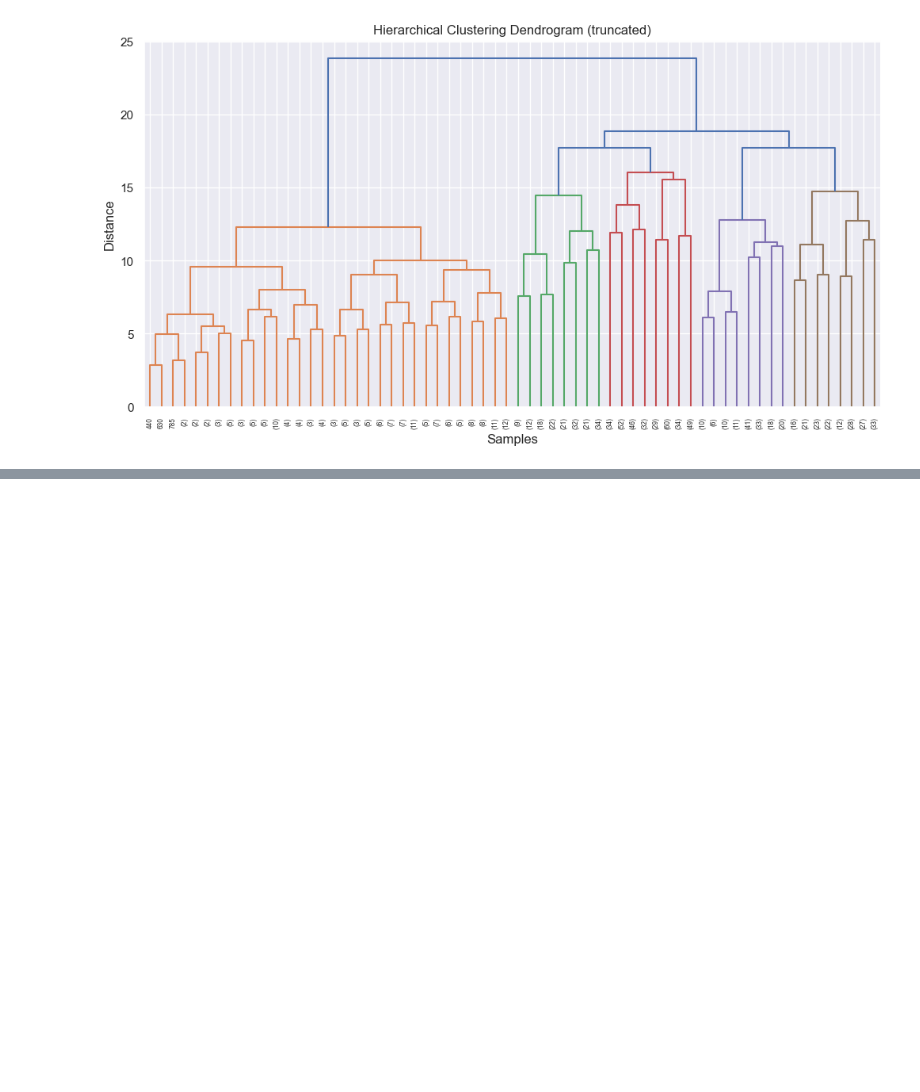
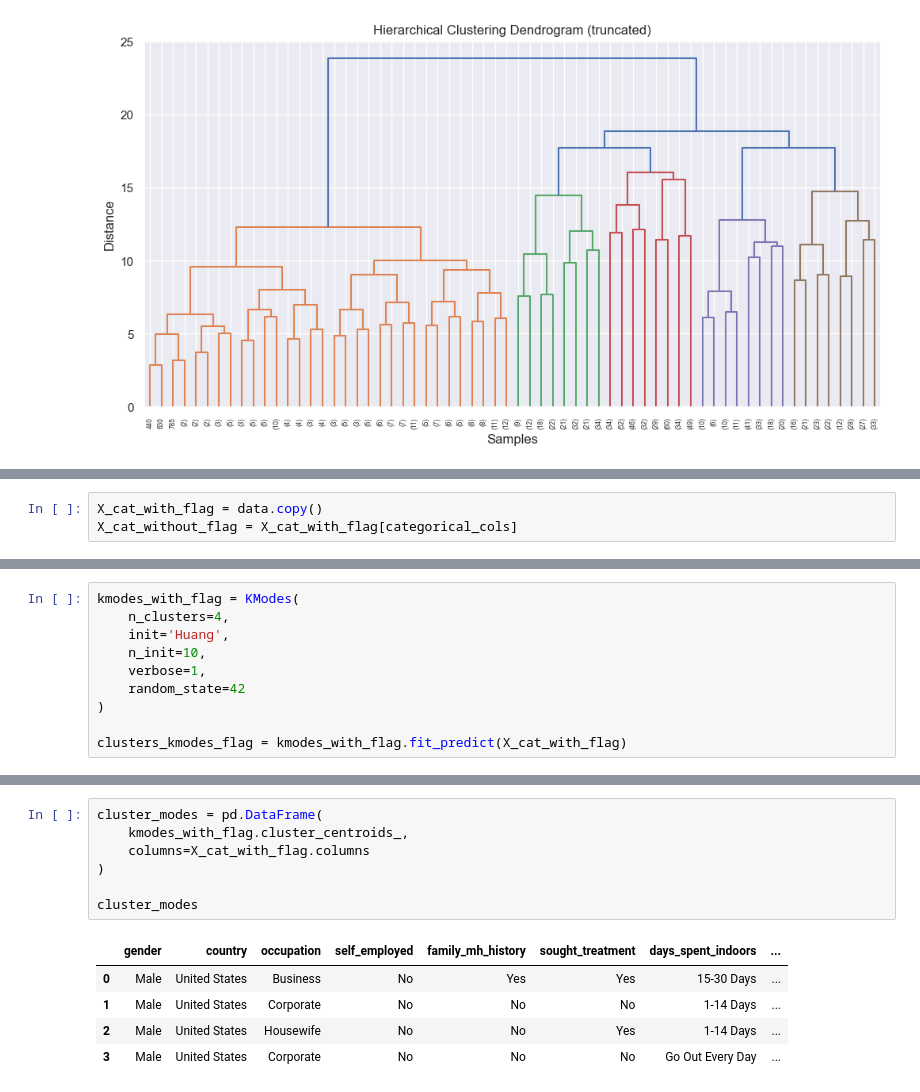
Before and after one commit to OmarAymanZaid/MentalHealth_RiskAssessment, a Jupyter notebook: notebooks/4_DataModeling.ipynb, the cells around one changed output, grey strips where cells are left out. Saved outputs shown, nothing was run; the diff lists cells and outputs as text; blank space fills up the shorter version.

Commit message:
DataModeling: Add K-Modes Clustering section with implementation (With missingness flag)

```diff
--- a/notebooks/4_DataModeling.ipynb
+++ b/notebooks/4_DataModeling.ipynb
@@ -213,0 +217,3 @@ plt.show()
+# %%
+X_cat_with_flag = data.copy()
+X_cat_without_flag = X_cat_with_flag[categorical_cols]
@@ -213,0 +238,10 @@ plt.show()
+# %%
+kmodes_with_flag = KModes(
+    n_clusters=4,
+    init='Huang',
+    n_init=10,
+    verbose=1,
+    random_state=42
+)
+
+clusters_kmodes_flag = kmodes_with_flag.fit_predict(X_cat_with_flag)
@@ -213,0 +278,13 @@ plt.show()
+# %%
+cluster_modes = pd.DataFrame(
+    kmodes_with_flag.cluster_centroids_,
+    columns=X_cat_with_flag.columns
+)
+
+cluster_modes
+# %% [output]
+|  | gender | country | occupation | self_employed | family_mh_history | sought_treatment | days_spent_indoors | ... |
+| 0 | Male | United States | Business | No | Yes | Yes | 15-30 Days | ... |
+| 1 | Male | United States | Corporate | No | No | No | 1-14 Days | ... |
+| 2 | Male | United States | Housewife | No | No | Yes | 1-14 Days | ... |
+| 3 | Male | United States | Corporate | No | No | No | Go Out Every Day | ... |
```
Also changed, not shown: parts of 7 cells of this notebook.
